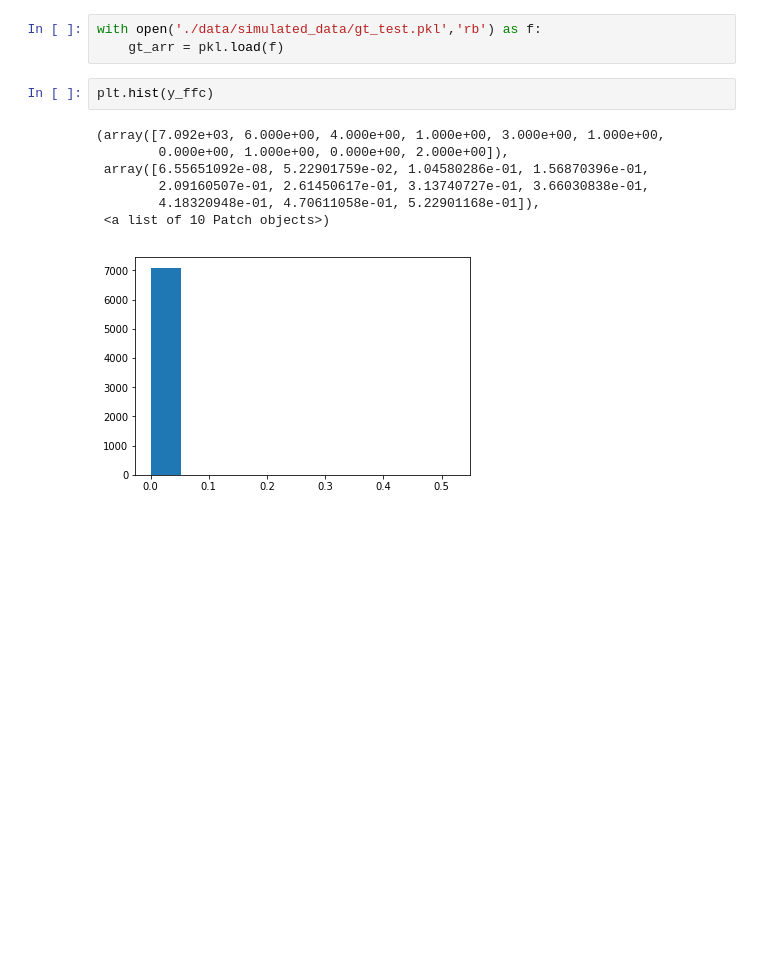
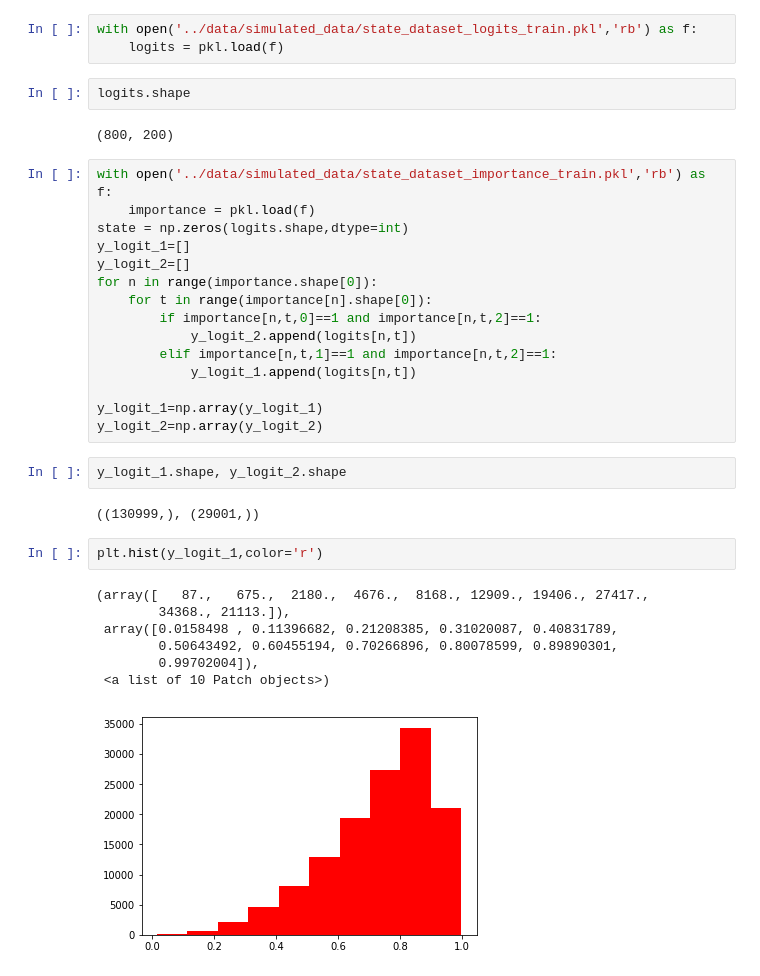
Before and after one commit to sanatonek/time_series_explainability, a Jupyter notebook: data_generator/simulations_metrics.ipynb, the cells around one changed output. Drawn from its saved outputs; the diff is of its cells as text; blank space fills up the shorter version.

```diff
--- a/data_generator/simulations_metrics.ipynb
+++ b/data_generator/simulations_metrics.ipynb
@@ -77,13 +159,36 @@ Sens &  0.521  &  0.0051 \\
 # %%
-with open('./data/simulated_data/gt_test.pkl','rb') as f:
-    gt_arr = pkl.load(f)
+with open('../data/simulated_data/state_dataset_logits_train.pkl','rb') as f:
+    logits = pkl.load(f)
+# %%
+logits.shape
+# %% [output]
+(800, 200)
+# %%
+with open('../data/simulated_data/state_dataset_importance_train.pkl','rb') as f:
+    importance = pkl.load(f)
+state = np.zeros(logits.shape,dtype=int)
+y_logit_1=[]
+y_logit_2=[]
+for n in range(importance.shape[0]):
+    for t in range(importance[n].shape[0]):
+        if importance[n,t,0]==1 and importance[n,t,2]==1:
+            y_logit_2.append(logits[n,t])
+        elif importance[n,t,1]==1 and importance[n,t,2]==1:
+            y_logit_1.append(logits[n,t])
+
+y_logit_1=np.array(y_logit_1)
+y_logit_2=np.array(y_logit_2)
+# %%
+y_logit_1.shape, y_logit_2.shape
+# %% [output]
+((130999,), (29001,))
 # %%
-plt.hist(y_ffc)
+plt.hist(y_logit_1,color='r')
 # %% [output]
-(array([7.092e+03, 6.000e+00, 4.000e+00, 1.000e+00, 3.000e+00, 1.000e+00,
-        0.000e+00, 1.000e+00, 0.000e+00, 2.000e+00]),
- array([6.55651092e-08, 5.22901759e-02, 1.04580286e-01, 1.56870396e-01,
-        2.09160507e-01, 2.61450617e-01, 3.13740727e-01, 3.66030838e-01,
-        4.18320948e-01, 4.70611058e-01, 5.22901168e-01]),
+(array([   87.,   675.,  2180.,  4676.,  8168., 12909., 19406., 27417.,
+        34368., 21113.]),
+ array([0.0158498 , 0.11396682, 0.21208385, 0.31020087, 0.40831789,
+        0.50643492, 0.60455194, 0.70266896, 0.80078599, 0.89890301,
+        0.99702004]),
  <a list of 10 Patch objects>)
-[figure, old version]
+[figure, new version]
```
Also changed, not shown: parts of 11 cells of this notebook, 4 other files.
